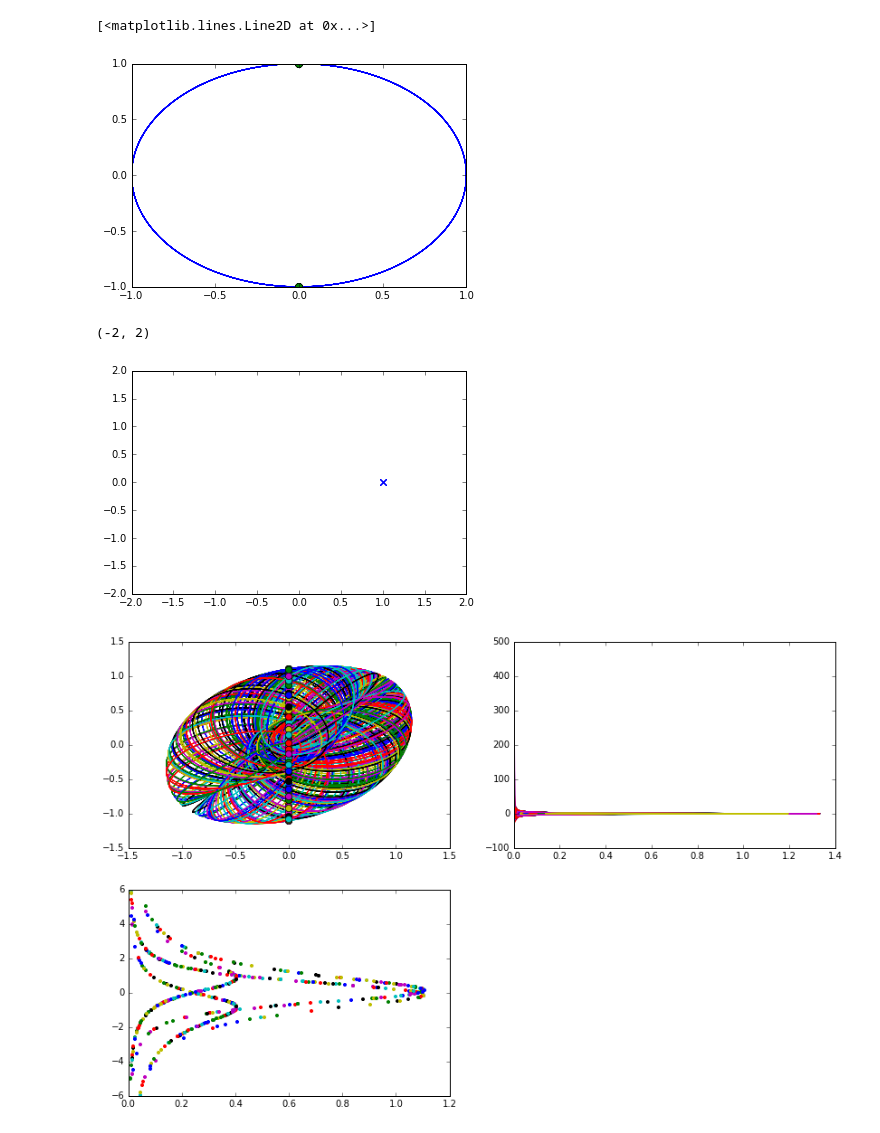
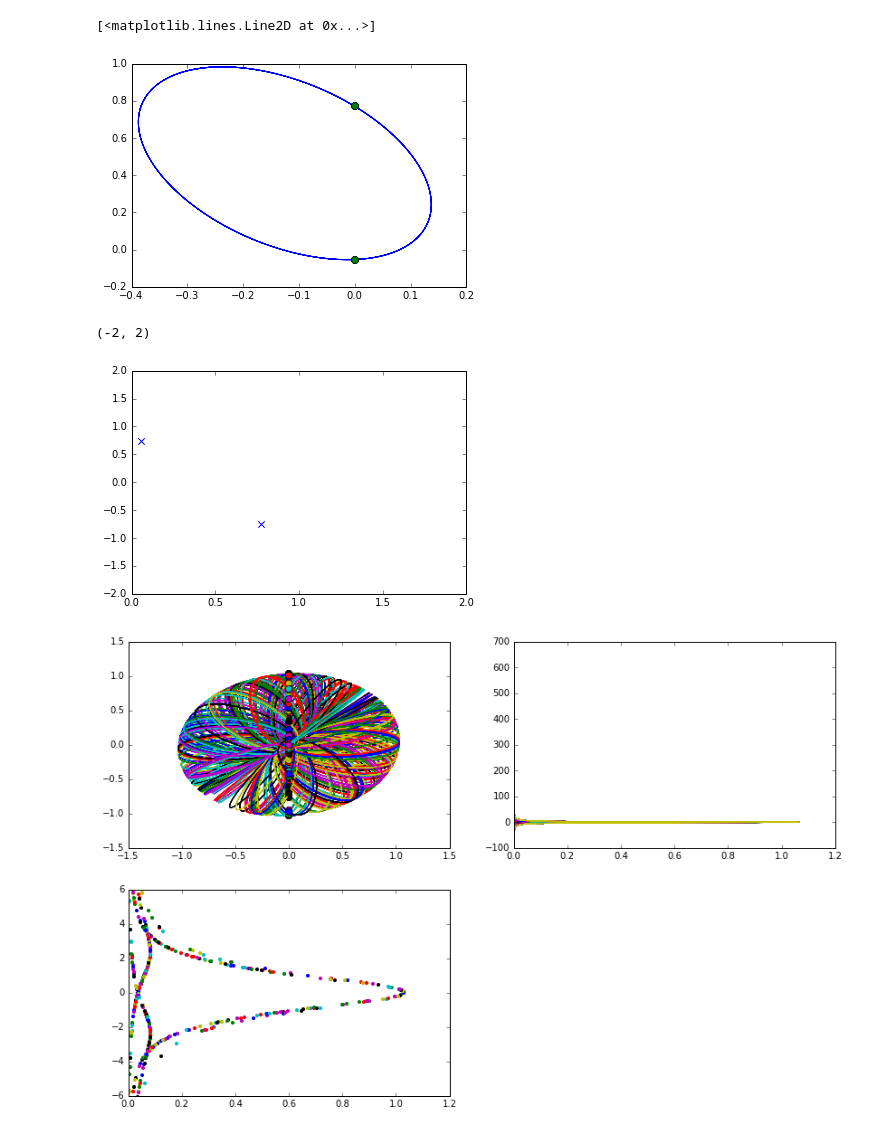
Before and after one commit to diegohdzrjk/Fisica-Computacional-2017-1, a Jupyter notebook: poincare y el perro.ipynb, the cells around one changed output. Drawn from its saved outputs; the diff is of its cells as text; code cells hidden in the pictures.

```diff
--- a/poincare y el perro.ipynb
+++ b/poincare y el perro.ipynb
@@ -14,7 +14,7 @@ def energia(x, epsilon=1.):
 
 def cond_ini(alpha, var=0.1):
     ang = alpha + var*randn()
-    return array([cos(ang), sin(ang), 0., 1.])
+    return array([cos(ang), sin(ang), 0.25, 0.25])
 
 def p_rho(x):
     r = sqrt(x[:,0]*x[:,0]+x[:,1]*x[:,1])
@@ -28,12 +28,12 @@ def root_trayect(func, ptoi, ti, error=1e-5):
         ti, ptoi = tip1, paso[-1]
     return ti, ptoi
 # %%
-t = linspace(0, 50, 10000)
+t = linspace(0, 10, 10000)
 fig = figure(figsize=(7,7))
 ax = fig.add_subplot(111)
 
 for i in range(5):
-    p_ini = cond_ini(0,0)
+    p_ini = cond_ini(pi/4.,pi)
     sol = odeint(ec_mov, p_ini, t, args=(1.,), atol=1e-11, rtol=1e-11)
     ax.plot(sol[:,0],sol[:,1])
 # %% [output]
@@ -60,18 +60,18 @@ plot(sol[:,0],sol[:,1])
 plot(puntos[:,0], puntos[:,1], 'o', markersize=7)
 # %% [output]
 [<matplotlib.lines.Line2D at 0x...>]
-[figure, old version]
+[figure, new version]
 # %%
 r, pr = p_rho(puntos)
 plot(r, pr,'x')
-xlim(-2,2)
+xlim(0,2)
 ylim(-2,2)
 # %% [output]
 (-2, 2)
-[figure, old version]
+[figure, new version]
 # %%
 def mapeo_poincare(func, alpha, delta, eps, t, N):
-    fig = figure(figsize=(14,9))
+    fig = figure(figsize=(21,9))
     ax = fig.add_subplot(221)
     bx = fig.add_subplot(222)
     cx = fig.add_subplot(223)
@@ -82,7 +82,7 @@ def mapeo_poincare(func, alpha, delta, eps, t, N):
         r, pr = p_rho(sol)
         ax.plot(sol[:,0],sol[:,1])
         bx.plot(r, pr)
-
+        bx.set_ylim(-50,50)
         num = len(t)
         raices, puntos = zeros(num), zeros((num,4))
         j = 0
@@ -94,12 +94,14 @@ def mapeo_poincare(func, alpha, delta, eps, t, N):
         raices, puntos = raices[0:j], puntos[0:j]
         ax.plot(puntos[:,0], puntos[:,1], 'o', markersize=7)
         r, p = p_rho(puntos)
-        cx.plot(r, p, '.')
+        cx.plot(r, p, '.', markersize=2)
         cx.set_ylim(-6,6)
+
+        fig2 = figure(figsize=(9,9))
+        dx = plot(r, p, '.', markersize=2)
+        cx.set_ylim(-6,6)
 # %%
-p_ini = cond_ini(0)
-t = linspace(0, 10, 10000)
-
-mapeo_poincare(ec_mov, pi/4., pi/2, 1, t, 300)
+t = arange(0.0, 10.0, 0.0001)
+mapeo_poincare(ec_mov, pi/4., pi, 1, t, 300)
 # %% [output]
-[figure, old version]
+[figure, new version]
```
Also changed, not shown: parts of 3 cells of this notebook.
